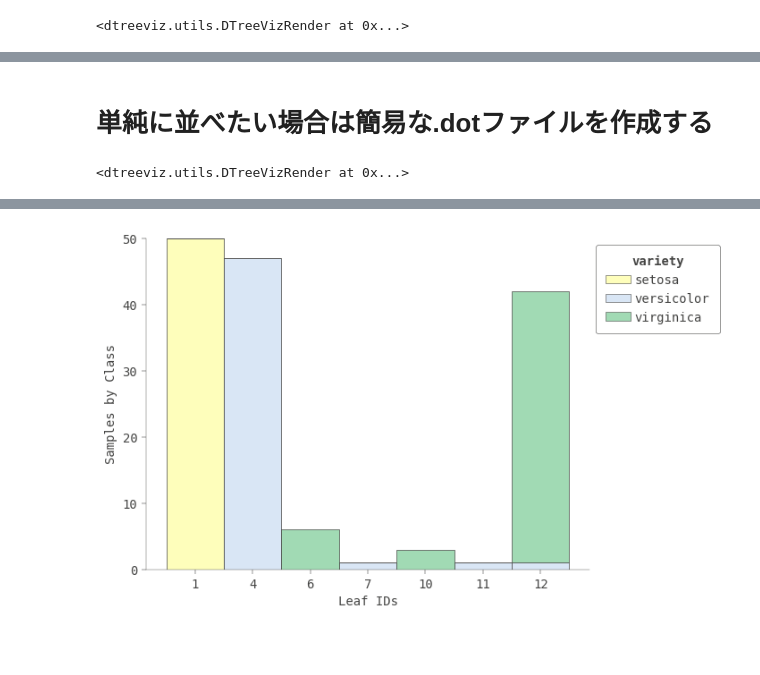
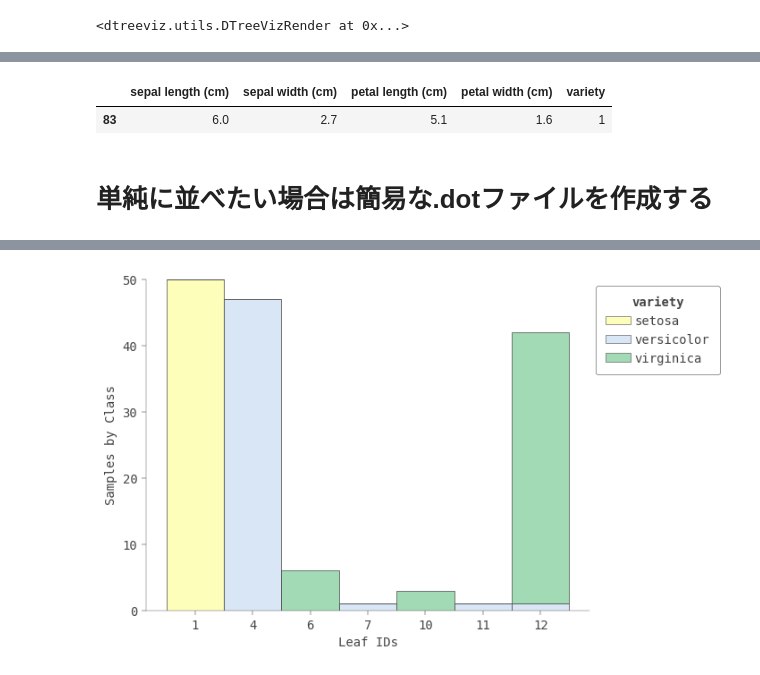
Before and after one commit to eritsi/dash_or_streamlit, a Jupyter notebook: sample_dtreeviz-titanic.ipynb, the cells around one changed output, grey strips where cells are left out. Saved outputs shown, nothing was run; the diff lists cells and outputs as text; code cells hidden in the pictures; blank space fills up the shorter version.

```diff
--- a/sample_dtreeviz-titanic.ipynb
+++ b/sample_dtreeviz-titanic.ipynb
@@ -479,76 +544,7 @@ vi.save('test3-score.svg')
+# %%
+df_train.iloc[viz_model.shadow_tree.node_to_samples[10],:][df_train.iloc[viz_model.shadow_tree.node_to_samples[10],:]["variety"]==1]
+# %% [output]
+|  | sepal length (cm) | sepal width (cm) | petal length (cm) | petal width (cm) | variety |
+| 83 | 6.0 | 2.7 | 5.1 | 1.6 | 1 |
 # %% [markdown]
 # 単純に並べたい場合は簡易な.dotファイルを作成する
-# %%
-from dtreeviz.utils import DTreeVizRender
-dot_score = f"""
-digraph G {{
-    splines=line;
-
-    leaf1 [margin="0" shape=box penwidth="0" color="#444443" label=<<table border="0" CELLBORDER="0">
-
-                <tr>
-                        <td><img src="/tmp/leaf1_6553.svg"/></td>
-                </tr>
-                <tr>
-                        <td><img src="/tmp/leaf1_6553_score.svg"/></td>
-                </tr>
-                </table>>]
-	leaf4 [margin="0" shape=box penwidth="0" color="#444443" label=<<table border="0" CELLBORDER="0">
-
-                <tr>
-                        <td><img src="/tmp/leaf4_6553.svg"/></td>
-                </tr>
-                <tr>
-                        <td><img src="/tmp/leaf4_6553_score.svg"/></td>
-                </tr>
-                </table>>]
-	leaf6 [margin="0" shape=box penwidth="0" color="#444443" label=<<table border="0" CELLBORDER="0">
-
-                <tr>
-                        <td><img src="/tmp/leaf6_6553.svg"/></td>
-                </tr>
-                <tr>
-                        <td><img src="/tmp/leaf6_6553_score.svg"/></td>
-                </tr>
-                </table>>]
-	leaf7 [margin="0" shape=box penwidth="0" color="#444443" label=<<table border="0" CELLBORDER="0">
-
-                <tr>
-                        <td><img src="/tmp/leaf7_6553.svg"/></td>
-                </tr>
-                <tr>
-                        <td><img src="/tmp/leaf7_6553_score.svg"/></td>
-                </tr>
-                </table>>]
-	leaf10 [margin="0" shape=box penwidth="0" color="#444443" label=<<table border="0" CELLBORDER="0">
-
-                <tr>
-                        <td><img src="/tmp/leaf10_6553.svg"/></td>
-                </tr>
-                <tr>
-                        <td><img src="/tmp/leaf10_6553_score.svg"/></td>
-                </tr>
-                </table>>]
-	leaf11 [margin="0" shape=box penwidth="0" color="#444443" label=<<table border="0" CELLBORDER="0">
-
-                <tr>
-                        <td><img src="/tmp/leaf11_6553.svg"/></td>
-                </tr>
-                <tr>
-                        <td><img src="/tmp/leaf11_6553_score.svg"/></td>
-                </tr>
-                </table>>]
-	leaf12 [margin="0" shape=box penwidth="0" color="#444443" label=<<table border="0" CELLBORDER="0">
-
-                <tr>
-                        <td><img src="/tmp/leaf12_6553.svg"/></td>
-                </tr>
-                <tr>
-                        <td><img src="/tmp/leaf12_6553_score.svg"/></td>
-                </tr>
-                </table>>]
-}}
-    """
-DTreeVizRender(dot_score, 1.0)
-# %% [output]
-<dtreeviz.utils.DTreeVizRender at 0x...>
```
Also changed, not shown: parts of 14 cells of this notebook, 1 other file.
